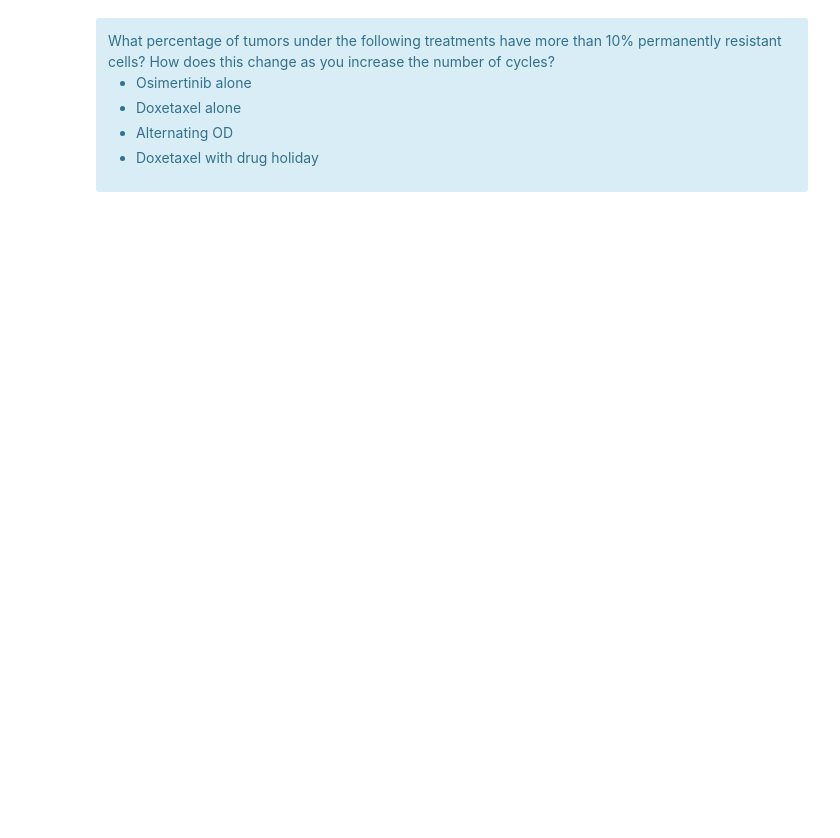
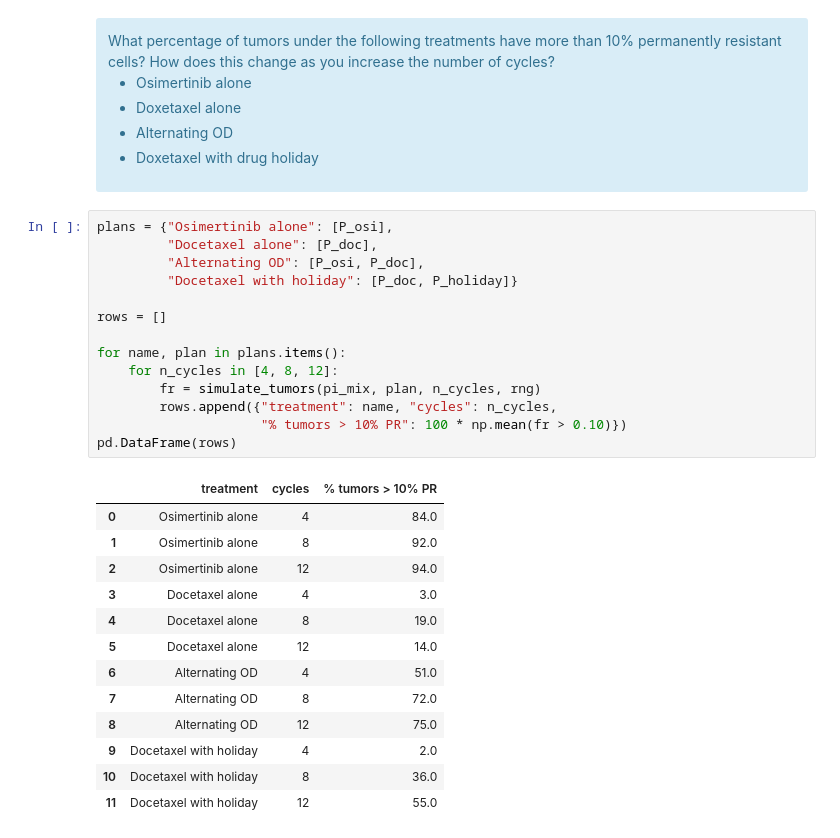
Before and after one commit to sree-srinivasan/uu_markov, a Jupyter notebook: lab_2/Lab09_markov_chain_cells.ipynb, the cells around one changed output. Drawn from its saved outputs; the diff is of its cells as text; blank space fills up the shorter version.

```diff
--- a/lab_2/Lab09_markov_chain_cells.ipynb
+++ b/lab_2/Lab09_markov_chain_cells.ipynb
@@ -739,3 +779,31 @@ Let's look at 100 tumors of 1000 cells each under osimertinib treatment over 8 c
 - Alternating OD
 - Doxetaxel with drug holiday
 </div>
+# %%
+plans = {"Osimertinib alone": [P_osi],
+         "Docetaxel alone": [P_doc],
+         "Alternating OD": [P_osi, P_doc],
+         "Docetaxel with holiday": [P_doc, P_holiday]}
+
+rows = []
+
+for name, plan in plans.items():
+    for n_cycles in [4, 8, 12]:
+        fr = simulate_tumors(pi_mix, plan, n_cycles, rng)
+        rows.append({"treatment": name, "cycles": n_cycles,
+                     "% tumors > 10% PR": 100 * np.mean(fr > 0.10)})
+pd.DataFrame(rows)
+# %% [output]
+|  | treatment | cycles | % tumors > 10% PR |
+| 0 | Osimertinib alone | 4 | 84.0 |
+| 1 | Osimertinib alone | 8 | 92.0 |
+| 2 | Osimertinib alone | 12 | 94.0 |
+| 3 | Docetaxel alone | 4 | 3.0 |
+| 4 | Docetaxel alone | 8 | 19.0 |
+| 5 | Docetaxel alone | 12 | 14.0 |
+| 6 | Alternating OD | 4 | 51.0 |
+| 7 | Alternating OD | 8 | 72.0 |
+| 8 | Alternating OD | 12 | 75.0 |
+| 9 | Docetaxel with holiday | 4 | 2.0 |
+| 10 | Docetaxel with holiday | 8 | 36.0 |
+| 11 | Docetaxel with holiday | 12 | 55.0 |
```
Also changed, not shown: parts of 3 cells of this notebook.
